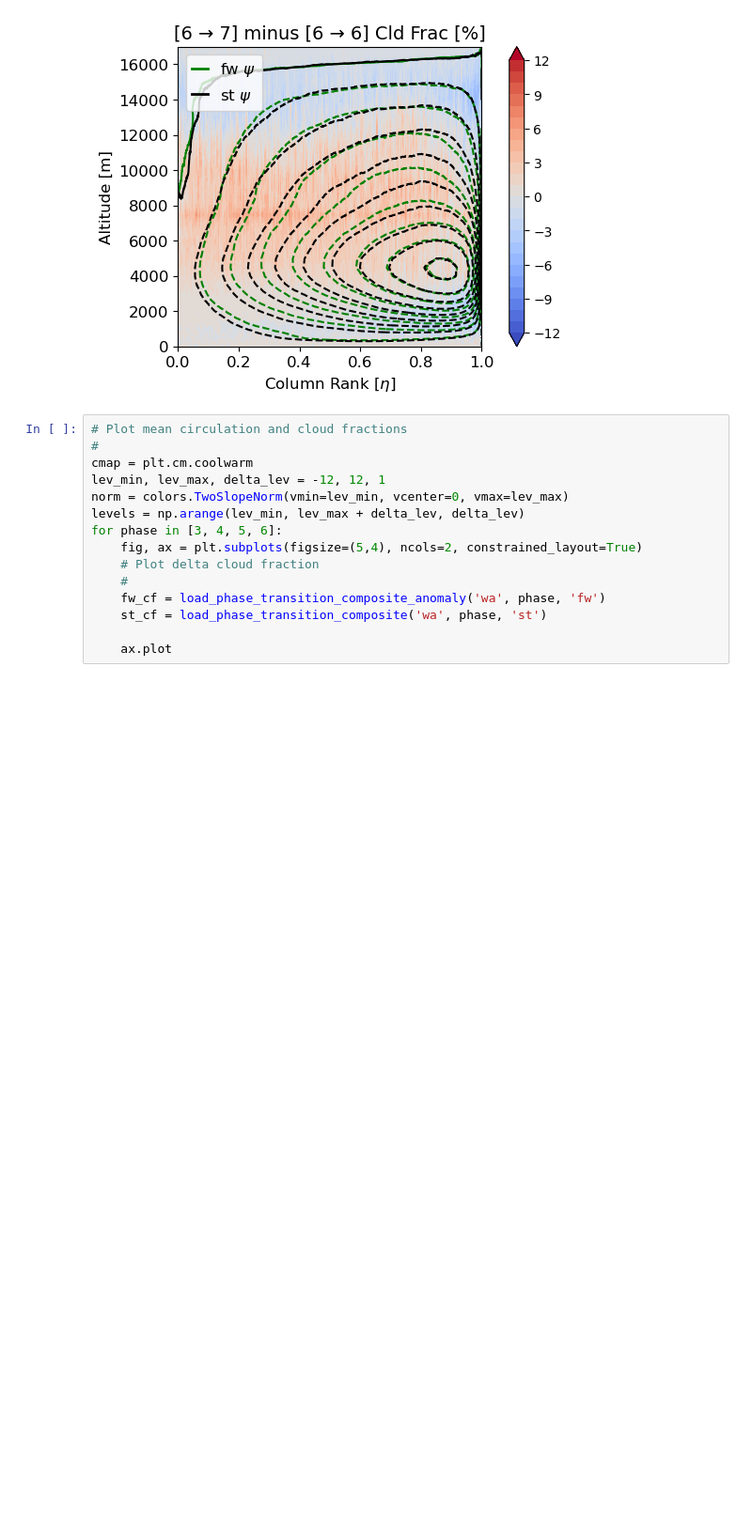
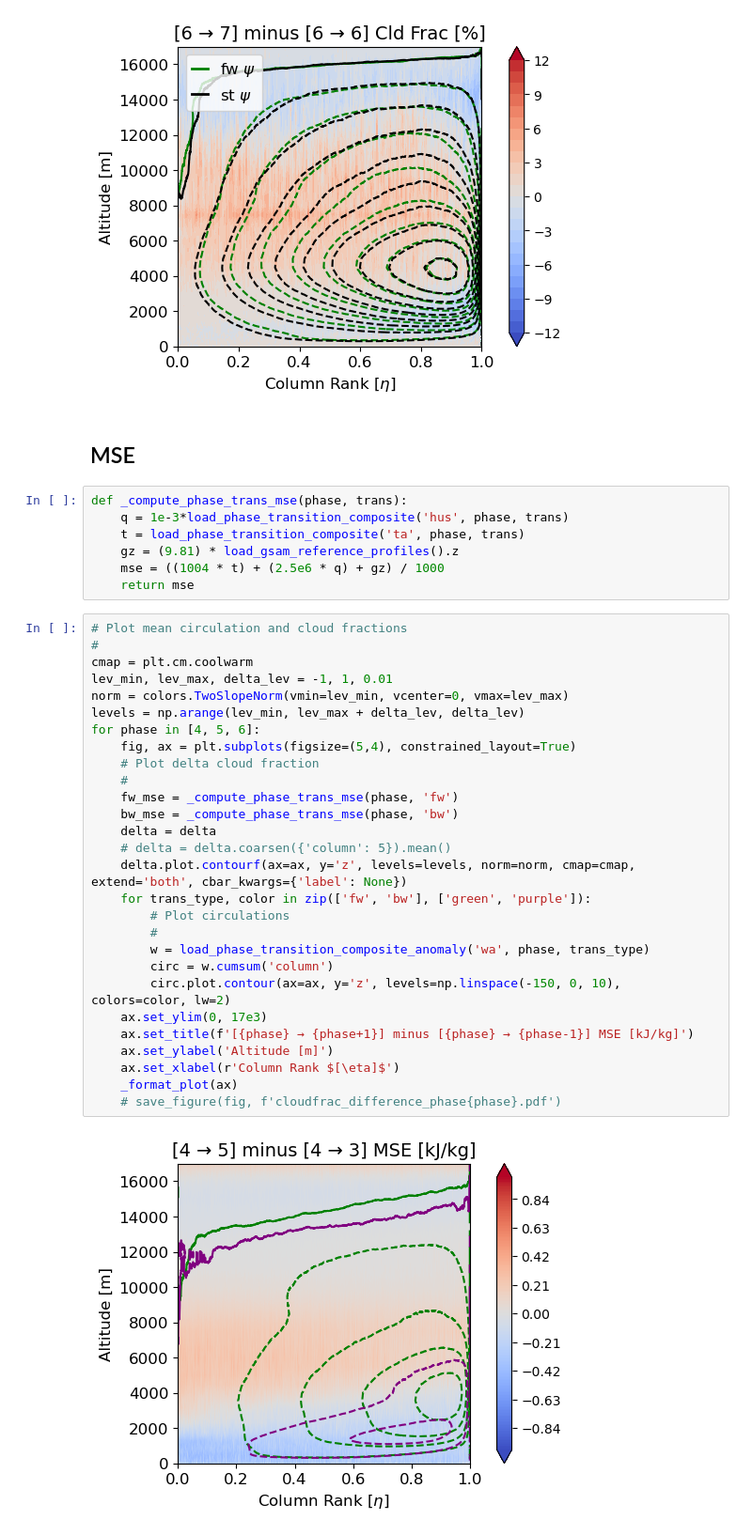
Before and after one commit to pedroanguloumana/scale_interaction_in_gsam, a Jupyter notebook: notebooks/Comparing_Different_Evolutions.ipynb, the cells around one changed output. Shown at 94% size. Saved outputs shown, nothing was run; the diff lists cells and outputs as text; blank space fills up the shorter version.

```diff
--- a/notebooks/Comparing_Different_Evolutions.ipynb
+++ b/notebooks/Comparing_Different_Evolutions.ipynb
@@ -164,18 +193,42 @@ for phase in [3, 4, 5, 6]:
 [figure]
 [figure]
 [figure]
+# %% [markdown]
+## MSE
+# %%
+def _compute_phase_trans_mse(phase, trans):
+    q = 1e-3*load_phase_transition_composite('hus', phase, trans)
+    t = load_phase_transition_composite('ta', phase, trans)
+    gz = (9.81) * load_gsam_reference_profiles().z
+    mse = ((1004 * t) + (2.5e6 * q) + gz) / 1000
+    return mse
 # %%
 # Plot mean circulation and cloud fractions
 #
 cmap = plt.cm.coolwarm
-lev_min, lev_max, delta_lev = -12, 12, 1
+lev_min, lev_max, delta_lev = -1, 1, 0.01
 norm = colors.TwoSlopeNorm(vmin=lev_min, vcenter=0, vmax=lev_max)
 levels = np.arange(lev_min, lev_max + delta_lev, delta_lev)
-for phase in [3, 4, 5, 6]:
-    fig, ax = plt.subplots(figsize=(5,4), ncols=2, constrained_layout=True)
+for phase in [4, 5, 6]:
+    fig, ax = plt.subplots(figsize=(5,4), constrained_layout=True)
     # Plot delta cloud fraction
     #
-    fw_cf = load_phase_transition_composite_anomaly('wa', phase, 'fw')
-    st_cf = load_phase_transition_composite('wa', phase, 'st')
-
-    ax.plot
+    fw_mse = _compute_phase_trans_mse(phase, 'fw')
+    bw_mse = _compute_phase_trans_mse(phase, 'bw')
+    delta = delta
+    # delta = delta.coarsen({'column': 5}).mean()
+    delta.plot.contourf(ax=ax, y='z', levels=levels, norm=norm, cmap=cmap, extend='both', cbar_kwargs={'label': None})
+    for trans_type, color in zip(['fw', 'bw'], ['green', 'purple']):
+        # Plot circulations
+        #
+        w = load_phase_transition_composite_anomaly('wa', phase, trans_type)
+        circ = w.cumsum('column')
+        circ.plot.contour(ax=ax, y='z', levels=np.linspace(-150, 0, 10), colors=color, lw=2)
+    ax.set_ylim(0, 17e3)
+    ax.set_title(f'[{phase} → {phase+1}] minus [{phase} → {phase-1}] MSE [kJ/kg]')
+    ax.set_ylabel('Altitude [m]')
+    ax.set_xlabel(r'Column Rank $[\eta]$')
+    _format_plot(ax)
+    # save_figure(fig, f'cloudfrac_difference_phase{phase}.pdf')
+# %% [output]
+[figure, added]
```
Also changed, not shown: parts of 10 cells of this notebook, 24 other files.
